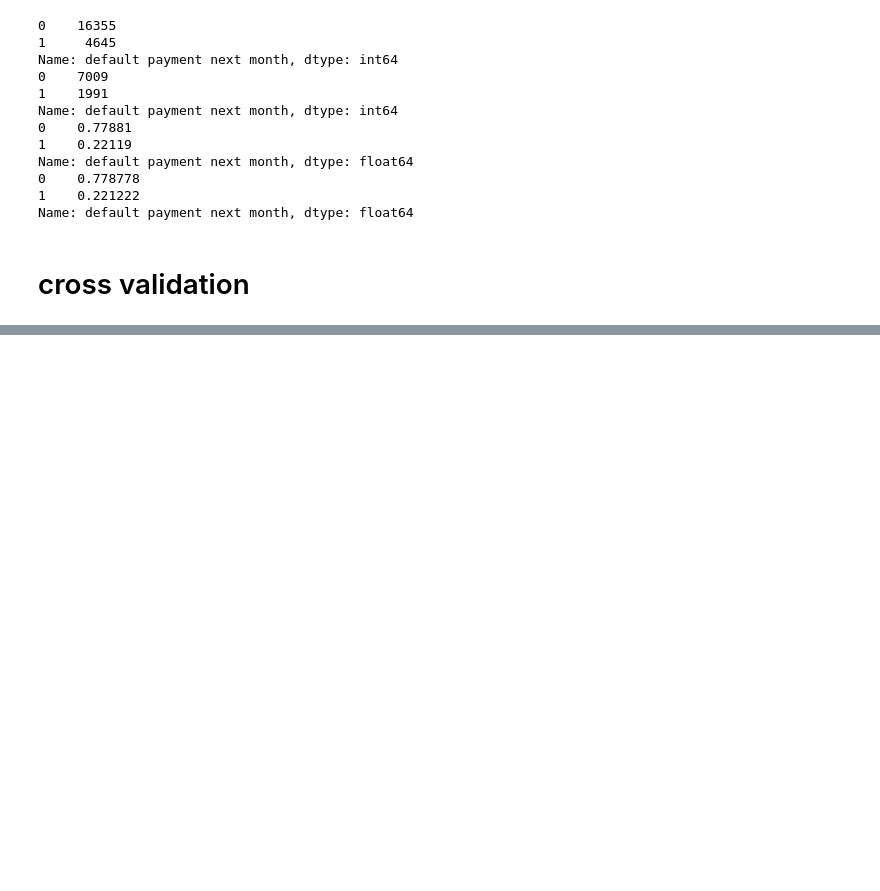
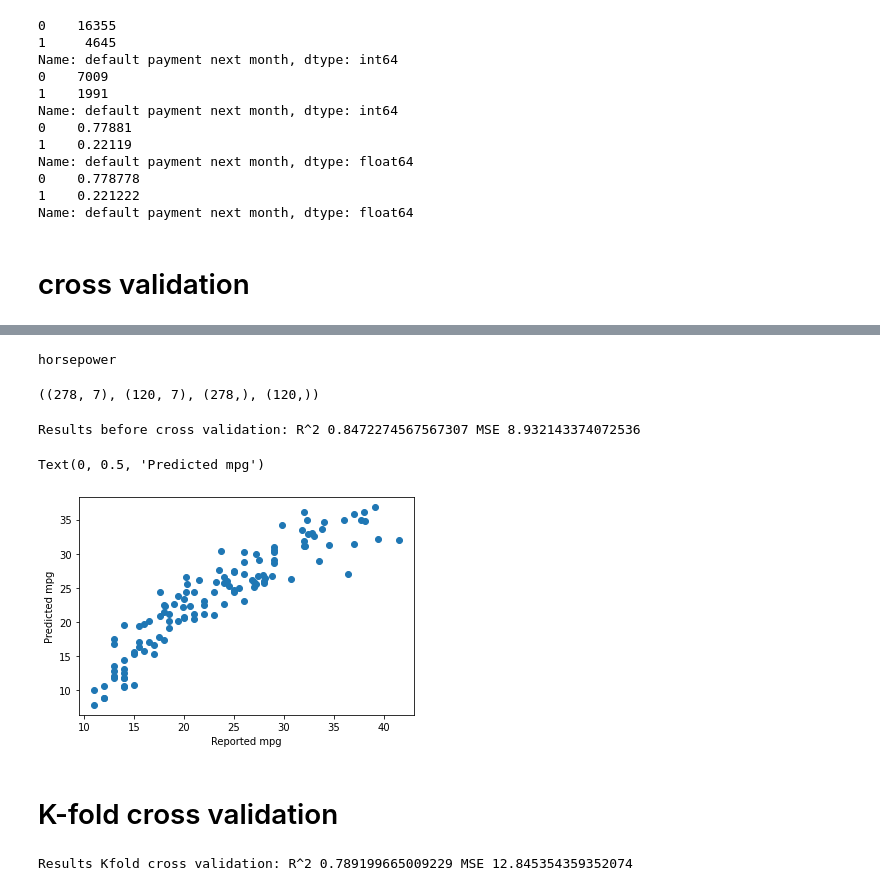
Before and after one commit to thunderock/kaggle, a Jupyter notebook: learning/code/Resampling.ipynb, the cells around one changed output, grey strips where cells are left out. Drawn from its saved outputs; the diff is of its cells as text; code cells hidden in the pictures; blank space fills up the shorter version.

```diff
--- a/learning/code/Resampling.ipynb
+++ b/learning/code/Resampling.ipynb
@@ -94,0 +135,5 @@ import matplotlib.pyplot as plt
+# %%
+for col in df_auto.columns:
+    if any(df_auto[col].isnull()): print(col)
+# %% [output]
+horsepower
@@ -94,0 +142,35 @@ import matplotlib.pyplot as plt
+# %%
+df_auto.drop(['carname'], axis=1, inplace=True)
+# %%
+X = df_auto.iloc[:, 1:8]
+y = df_auto.iloc[:, 0]
+
+X = np.array(X)
+y = np.array(y)
+# %%
+X_train, X_test, y_train, y_test = train_test_split(X, y, train_size=.7, test_size=.3, random_state=1)
+# %%
+X_train.shape, X_test.shape, y_train.shape, y_test.shape
+# %% [output]
+((278, 7), (120, 7), (278,), (120,))
+# %%
+from sklearn.linear_model import LinearRegression
+lm = LinearRegression()
+lm_model = lm.fit(X_train, y_train)
+preds = lm.predict(X_test)
+# %%
+r2score = r2_score(y_test, preds)
+mse = mean_squared_error(y_test, preds)
+
+print("Results before cross validation: R^2 {0} MSE {1} ".format(r2score, mse))
+# %% [output]
+Results before cross validation: R^2 0.8472274567567307 MSE 8.932143374072536
+# %%
+plt.scatter(y_test, preds)
+plt.xlabel("Reported mpg")
+plt.ylabel("Predicted mpg")
+# %% [output]
+Text(0, 0.5, 'Predicted mpg')
+[figure, added]
+# %% [markdown]
+# K-fold cross validation
@@ -94,0 +179,25 @@ import matplotlib.pyplot as plt
+# %%
+kfoldcv = KFold(n_splits=10)
+kf_ytests = []
+kf_preds = []
+
+for train_idx, test_idx in kfoldcv.split(X):
+    X_train, X_test = X[train_idx], X[test_idx]
+    y_train, y_test = y[train_idx], y[test_idx]
+
+    model = LinearRegression()
+    model.fit(X_train, y_train)
+    y_pred = model.predict(X_test)
+
+    # there is only one y test and y pred per iteration over the kfoldcv.split,
+    # so we append them to the respective lists
+    kf_ytests += list(y_test)
+    kf_preds += list(y_pred)
+
+r2score = r2_score(kf_ytests, kf_preds)
+mse = mean_squared_error(kf_ytests, kf_preds)
+
+
+print("Results Kfold cross validation: R^2 {0} MSE {1} ".format(r2score, mse))
+# %% [output]
+Results Kfold cross validation: R^2 0.789199665009229 MSE 12.845354359352074
```
Also changed, not shown: parts of 13 cells of this notebook.
